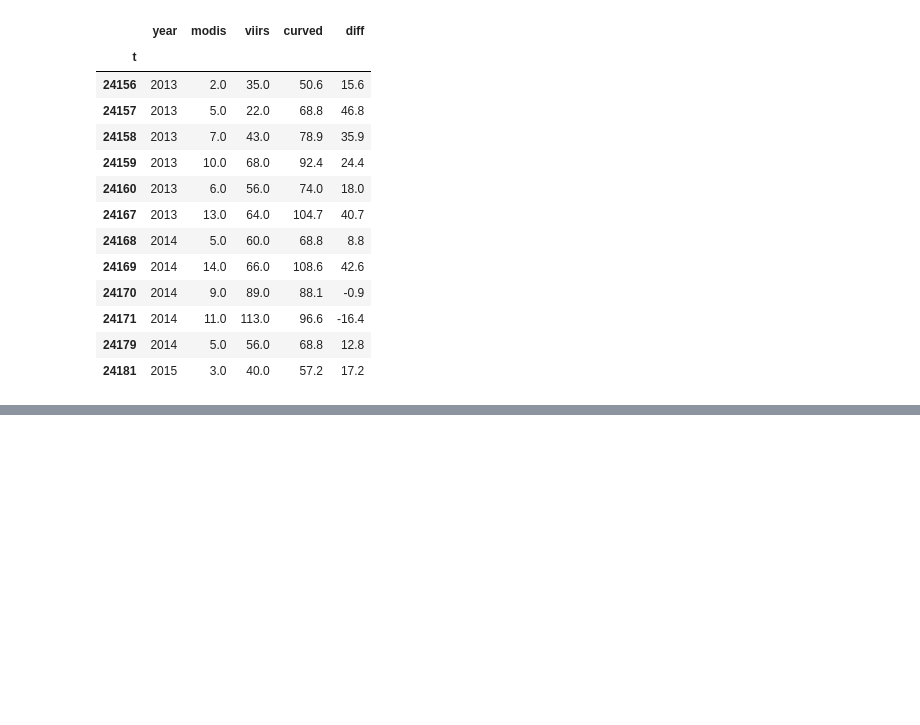
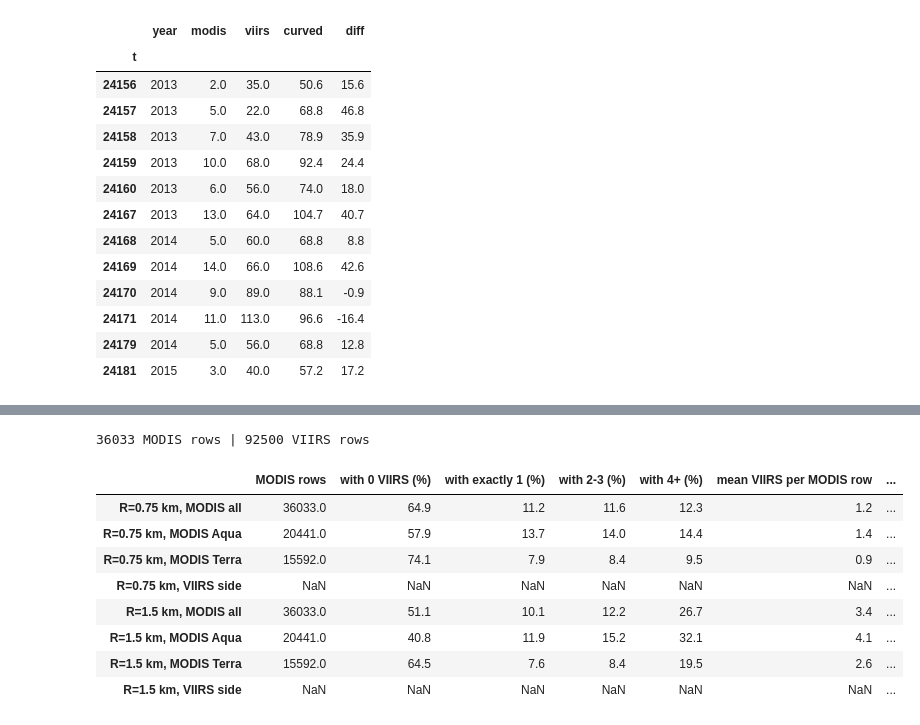
Before and after one commit to BEramZZZ/space-apps-fire, a Jupyter notebook: notebooks/training.ipynb, the cells around one changed output, grey strips where cells are left out. Cells and saved outputs as stored; diff of their text form; code cells hidden in the pictures; blank space fills up the shorter version.

```diff
--- a/notebooks/training.ipynb
+++ b/notebooks/training.ipynb
@@ -373,0 +544,7 @@ display(q.round(1))
+# %%
+sat = {}
+for ch in pd.read_csv(RAW / "modis_archive.csv", usecols=["acq_date", "satellite", "daynight"], chunksize=500_000):
+    ch["year"] = ch.acq_date.str[:4]
+    for k, c in ch.groupby(["year", "satellite"]).size().items():
+        sat[k] = sat.get(k, 0) + c
+display(pd.Series(sat).unstack(fill_value=0).loc["2000":"2005"])
@@ -373,0 +663,10 @@ display(q.round(1))
+# %%
+t = R["algeria"][R["algeria"].viirs > 0].copy()
+t["year"] = t.index // 12
+display((t.groupby("year").viirs.sum() / t.groupby("year").modis.sum()).round(2).to_frame("VIIRS/MODIS"))
+
+for name, mask in [("2013-2021", t.year <= 2021), ("2022-2026", t.year >= 2022),
+                   ("2013-2018", t.year <= 2018), ("2019-2026", t.year >= 2019)]:
+    s = t[mask]
+    p = fit_loglog_smear(s)
+    print(f"{name}: {len(s)} months | exponent b = {p[0]:.2f} | VIIRS/MODIS = {s.viirs.sum() / s.modis.sum():.2f}")
@@ -373,0 +694,52 @@ display(q.round(1))
+# %%
+from scipy.spatial import cKDTree
+
+LAT0 = 35.6
+KX, KY = 111.32 * np.cos(np.radians(LAT0)), 110.57          # km per degree, near the middle of the crop
+
+def load(fname, conf_ok):
+    df = pd.read_csv(RAW / fname, usecols=["latitude", "longitude", "acq_date", "satellite", "confidence", "type"])
+    df = df[(df.latitude.between(34.0, 37.2)) & (df.longitude.between(-2.3, 8.7))]
+    df = df[df.acq_date.between("2013-01-01", "2025-12-31")]
+    df = df[conf_ok(df.confidence)]
+    return df
+
+modis = load("modis_archive.csv", lambda c: c.astype(float) >= 30)
+viirs = load("viirs_archive.csv", lambda c: c.isin(["n", "h"]))
+viirs = viirs[viirs.type == 0]                          # vegetation fires only (the archive has labels)
+
+def pts(df):
+    day = (pd.to_datetime(df.acq_date) - pd.Timestamp("2013-01-01")).dt.days.to_numpy()
+    return np.column_stack([df.longitude * KX, df.latitude * KY, day * 10_000.0])   # days 10,000 km apart: only same-day pairs can match
+
+pm, pv = pts(modis), pts(viirs)
+tm, tv = cKDTree(pm), cKDTree(pv)
+print(len(modis), "MODIS rows |", len(viirs), "VIIRS rows")
+
+rows = {}
+for R_km in (0.75, 1.5):
+    n_v = np.array(tm.query_ball_point(pv, R_km, return_length=True))      # per VIIRS row: MODIS rows nearby
+    n_m = np.array(tv.query_ball_point(pm, R_km, return_length=True))      # per MODIS row: VIIRS rows nearby
+    for sat, mask in [("all", np.ones(len(modis), bool))] + [(s, (modis.satellite == s).to_numpy()) for s in modis.satellite.unique()]:
+        k = n_m[mask]
+        rows[f"R={R_km} km, MODIS {sat}"] = {
+            "MODIS rows": int(mask.sum()),
+            "with 0 VIIRS (%)": 100 * (k == 0).mean(),
+            "with exactly 1 (%)": 100 * (k == 1).mean(),
+            "with 2-3 (%)": 100 * ((k >= 2) & (k <= 3)).mean(),
+            "with 4+ (%)": 100 * (k >= 4).mean(),
+            "mean VIIRS per MODIS row": k.mean()}
+    rows[f"R={R_km} km, VIIRS side"] = {"VIIRS rows": len(viirs),
+                                       "with 0 MODIS (%)": 100 * (n_v == 0).mean()}
+display(pd.DataFrame(rows).T.round(1))
+# %% [output]
+36033 MODIS rows | 92500 VIIRS rows
+|  | MODIS rows | with 0 VIIRS (%) | with exactly 1 (%) | with 2-3 (%) | with 4+ (%) | mean VIIRS per MODIS row | ... |
+| R=0.75 km, MODIS all | 36033.0 | 64.9 | 11.2 | 11.6 | 12.3 | 1.2 | ... |
+| R=0.75 km, MODIS Aqua | 20441.0 | 57.9 | 13.7 | 14.0 | 14.4 | 1.4 | ... |
+| R=0.75 km, MODIS Terra | 15592.0 | 74.1 | 7.9 | 8.4 | 9.5 | 0.9 | ... |
+| R=0.75 km, VIIRS side | NaN | NaN | NaN | NaN | NaN | NaN | ... |
+| R=1.5 km, MODIS all | 36033.0 | 51.1 | 10.1 | 12.2 | 26.7 | 3.4 | ... |
+| R=1.5 km, MODIS Aqua | 20441.0 | 40.8 | 11.9 | 15.2 | 32.1 | 4.1 | ... |
+| R=1.5 km, MODIS Terra | 15592.0 | 64.5 | 7.6 | 8.4 | 19.5 | 2.6 | ... |
+| R=1.5 km, VIIRS side | NaN | NaN | NaN | NaN | NaN | NaN | ... |
```
Also changed, not shown: parts of 14 cells of this notebook.
